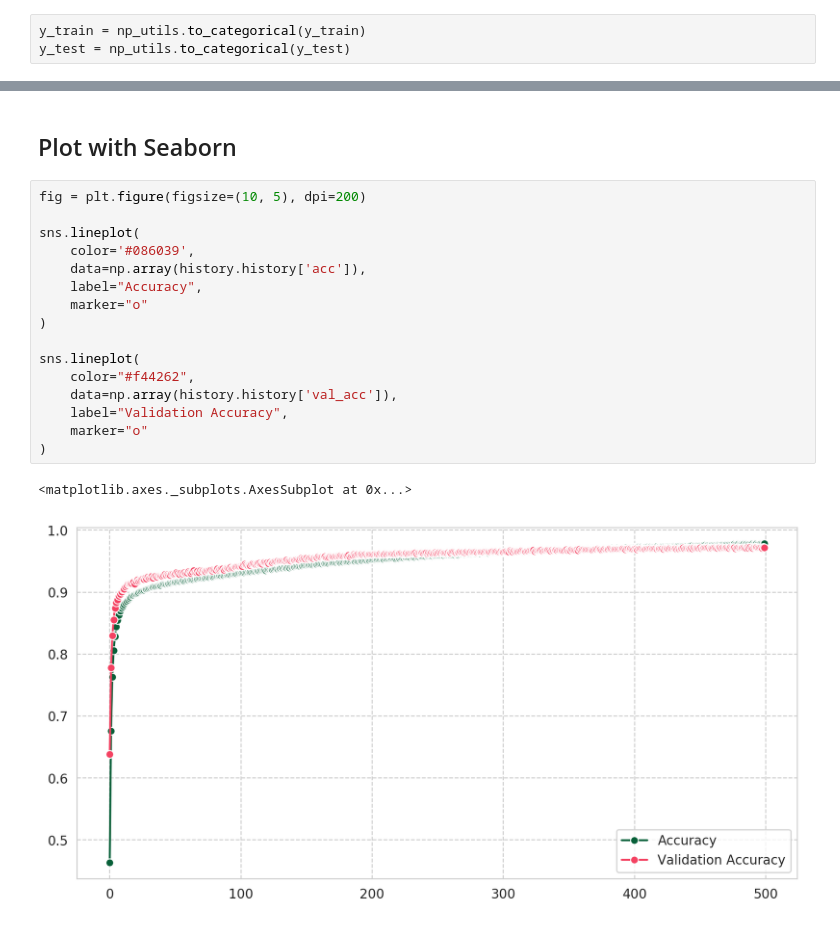
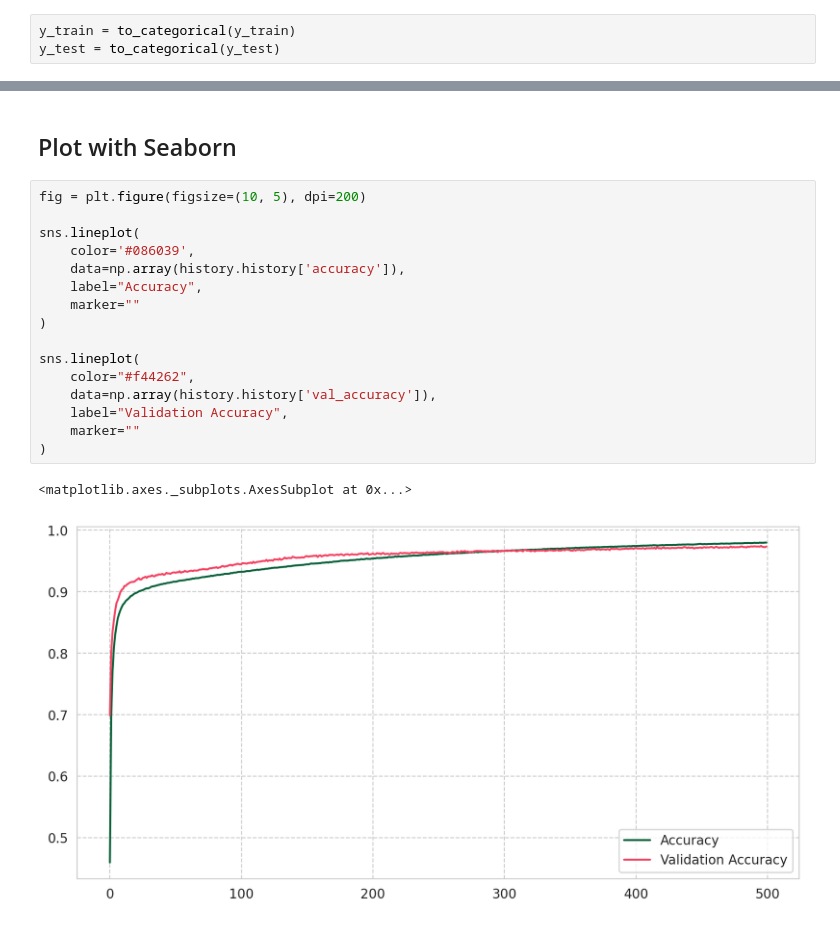
Before and after one commit to sasayabaku/Machine-Learning-notebook-memo, a Jupyter notebook: Example_MLP/MNIST.ipynb, the cells around one changed output, grey strips where cells are left out. Saved outputs shown, nothing was run; the diff lists cells and outputs as text.

```diff
--- a/Example_MLP/MNIST.ipynb
+++ b/Example_MLP/MNIST.ipynb
@@ -30,8 +27,8 @@ X_test = X_test.reshape(10000, 784) / 255
 # %% [markdown]
 ### To dummy variables
 # %%
-y_train = np_utils.to_categorical(y_train)
-y_test = np_utils.to_categorical(y_test)
+y_train = to_categorical(y_train)
+y_test = to_categorical(y_test)
 # %% [markdown]
 ## Define the network
 # %%
@@ -64,22 +61,22 @@ print(score)
 # %%
 fig = plt.figure(figsize=(10, 5), dpi=200)
 
 sns.lineplot(
     color='#086039',
-    data=np.array(history.history['acc']),
+    data=np.array(history.history['accuracy']),
     label="Accuracy",
-    marker="o"
+    marker=""
 )
 
 sns.lineplot(
     color="#f44262",
-    data=np.array(history.history['val_acc']),
+    data=np.array(history.history['val_accuracy']),
     label="Validation Accuracy",
-    marker="o"
+    marker=""
 )
 # %% [output]
 <matplotlib.axes._subplots.AxesSubplot at 0x...>
-[figure, old version]
+[figure, new version]
 # %%
 fig = plt.figure(figsize=(10,5),dpi=200)
 
```
Also changed, not shown: parts of 4 cells of this notebook.
